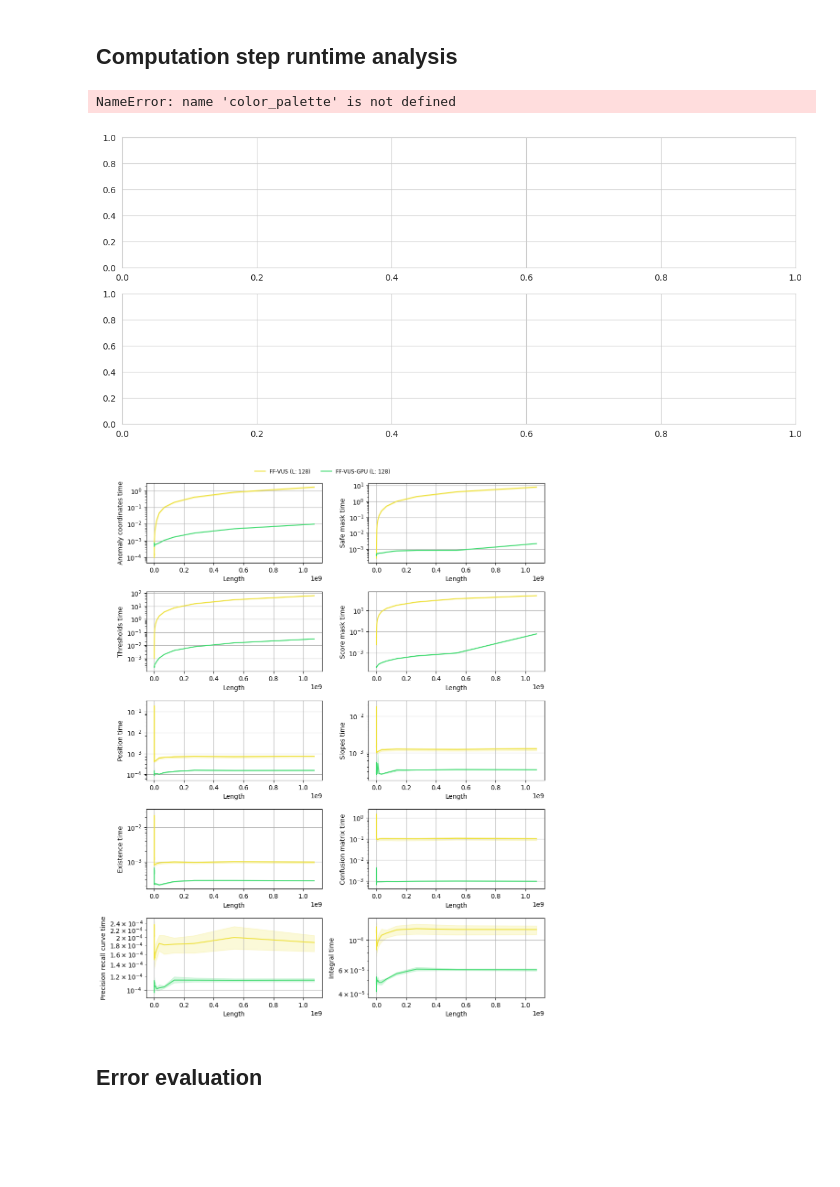
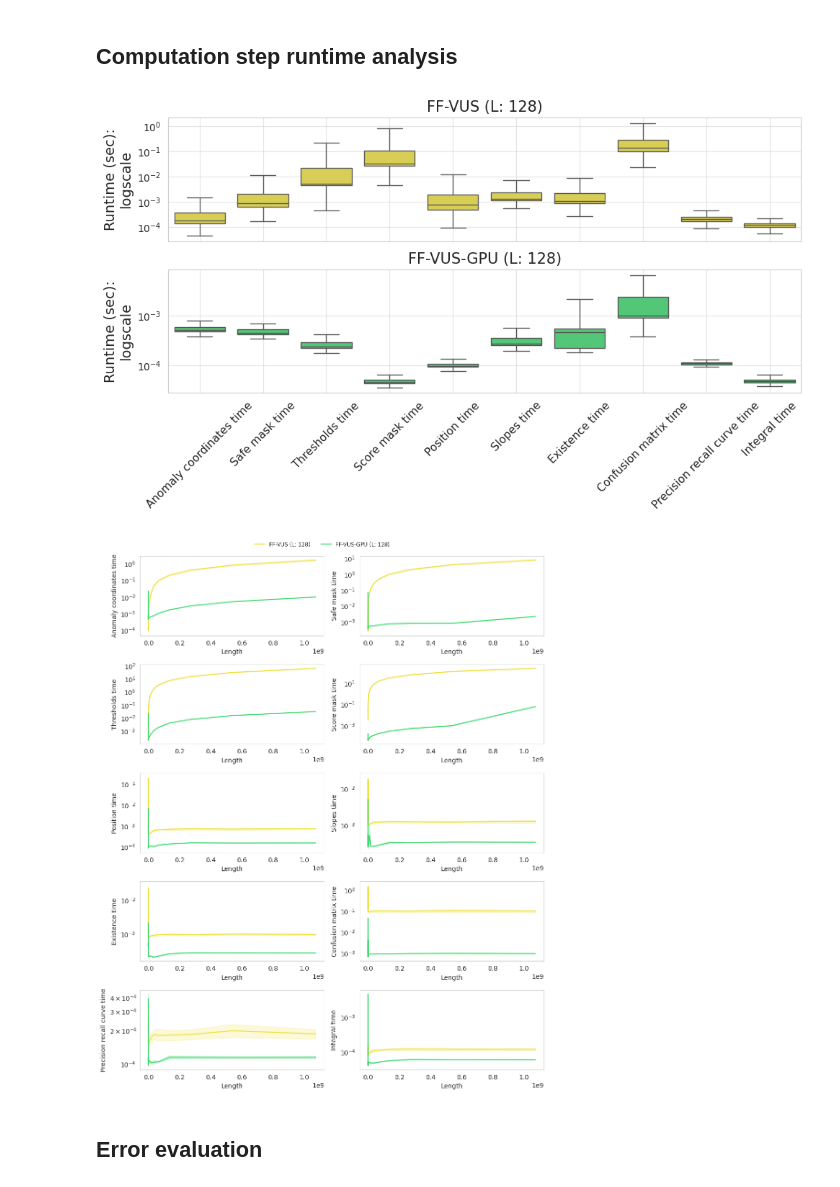
Before and after one commit to sylligardos/ff-vus, a Jupyter notebook: src/notebooks/allmetrics_defparams_syn.ipynb, the cells around one changed output. Drawn from its saved outputs; the diff is of its cells as text; code cells hidden in the pictures; blank space fills up the shorter version.

Commit message:
plots

```diff
--- a/src/notebooks/allmetrics_defparams_syn.ipynb
+++ b/src/notebooks/allmetrics_defparams_syn.ipynb
@@ -98,27 +97,30 @@ sgraph.plot_exec_time_per_attr(analysis_dfs, filename='exec_time_per_ts_char_syn
 # %%
 time_analysis_cols = [x for x in df.columns if 'time' in x and x != 'Metric time']
 metrics = ['FF-VUS (L: 128)', 'FF-VUS-GPU (L: 128)']
 
-fig, ax = plt.subplots(2, 1, figsize=(14, 6), sharey=False)
+fig, ax = plt.subplots(2, 1, figsize=(10, 6), sharey=False)
 
 curr_df = df[df['Metric'].isin(metrics)]
 for i, col in enumerate(time_analysis_cols):
     for j, axis in enumerate(ax):
-        sns.boxplot(curr_df[curr_df['Metric'] == metrics[j]], ax=axis, x=i, y=col, log_scale=True, legend=(i == 0), color=color_palette[metrics[j]], showfliers=False)
+        sns.boxplot(curr_df[curr_df['Metric'] == metrics[j]], ax=axis, x=i, y=col, log_scale=True, legend=(i == 0), color=sgraph.color_palette[metrics[j]], showfliers=False)
         if j != 0:
             axis.set_xticks(np.arange(len(time_analysis_cols)), time_analysis_cols)
         else:
             axis.set_xticks(np.arange(len(time_analysis_cols)), [])
-        axis.set_title(metrics[j])
-        axis.set_ylabel('Runtime (sec)')
+
+        sgraph._format_plot(
+            title=metrics[j],
+            xlabel='',
+            ylabel='Runtime (sec):\nlogscale',
+            axis=axis,
+        )
         axis.tick_params(axis='x', rotation=45)
-        axis.grid(axis='y', alpha=0.5)
+        axis.grid(axis='both', alpha=0.5)
 
-plt.tight_layout()
-plt.show()
+sgraph._finalize_plot('per_part_runtime_syn')
 # %% [output]
-NameError: name 'color_palette' is not defined
-[figure, old version]
+[figure, new version]
 # %%
 fig, ax = plt.subplots(5, 2, figsize=(10, 12))
 
@@ -131,7 +133,7 @@ for col, axis in zip(time_analysis_cols, ax.flatten()):
         hue='Metric',
         ax=axis,
         legend=(col == 'Anomaly coordinates time'),
-        palette=color_palette
+        palette=sgraph.color_palette
     )
     axis.set_yscale('log')
     axis.grid()
@@ -150,10 +152,9 @@ fig.legend(
     fontsize='small'
 )
 
-plt.tight_layout()
-plt.show()
+sgraph._finalize_plot('per_part_per_attr_runtime_syn')
 # %% [output]
-[figure, old version]
+[figure, new version]
 # %% [markdown]
 ## Error evaluation
 # %%
```
Also changed, not shown: parts of 5 cells of this notebook, 2 other files.
